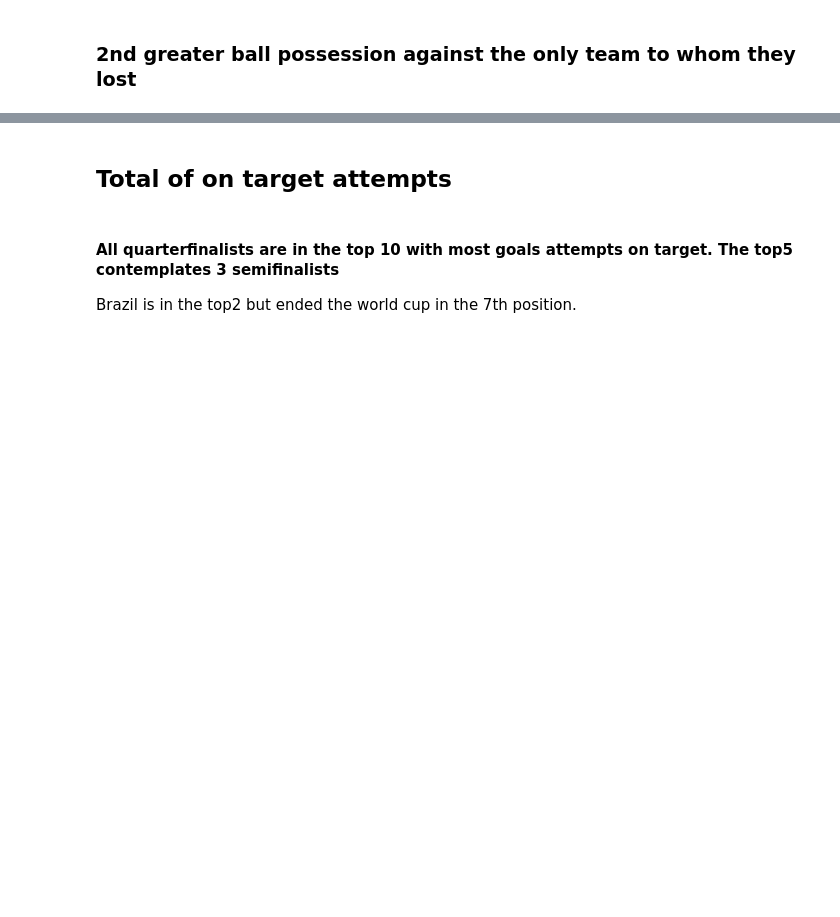
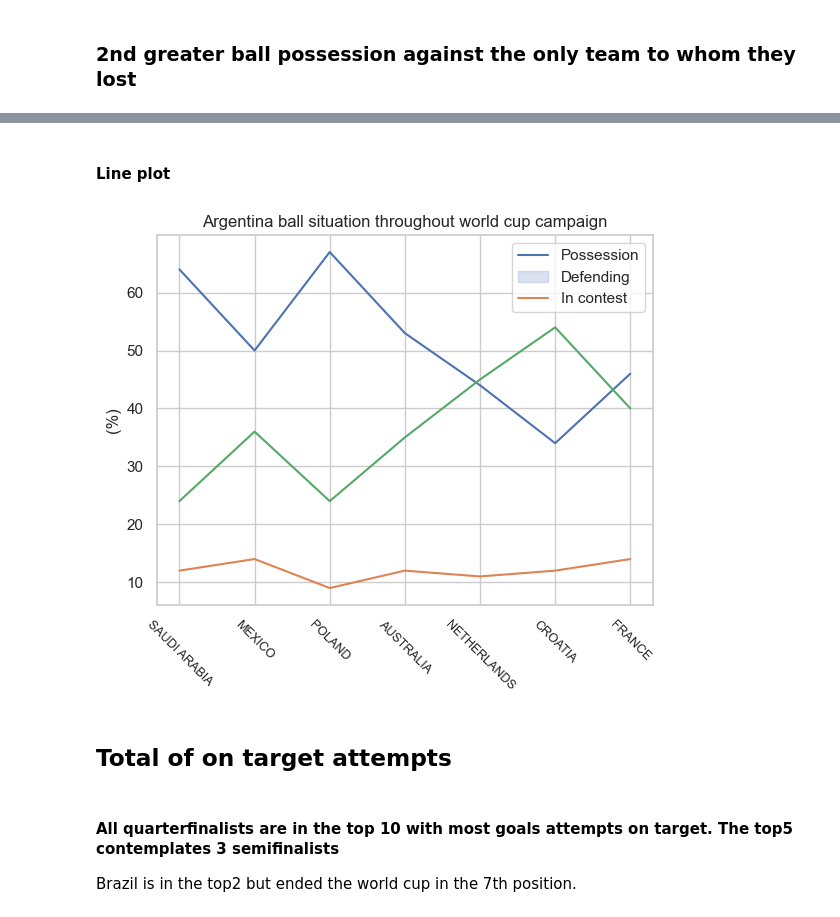
Before and after one commit to wssantiago/2022-fifa-wc, a Jupyter notebook: src/fifa-wc.ipynb, the cells around one changed output, grey strips where cells are left out. Cells and saved outputs as stored; diff of their text form; code cells hidden in the pictures; blank space fills up the shorter version.

```diff
--- a/src/fifa-wc.ipynb
+++ b/src/fifa-wc.ipynb
@@ -352,3 +305,19 @@ plt.show()
+# %% [markdown]
+#### Line plot
+# %%
+sns.set_theme(style='whitegrid')
+sns.lineplot(data=arg_poss, x='OPPONENT', y='POSSESSION')
+sns.lineplot(data=arg_poss, x='OPPONENT', y='IN CONTEST')
+sns.lineplot(data=arg_poss, x='OPPONENT', y='DEFENDING')
+
+plt.ylabel("(%)")
+plt.xticks(rotation=315, fontsize=9)
+plt.xlabel("")
+plt.title("Argentina ball situation throughout world cup campaign")
+plt.legend(['Possession', 'Defending', 'In contest'])
+plt.show()
+# %% [output]
+[figure, added]
 # %% [markdown]
 ## Total of on target attempts
 # %%
```
Also changed, not shown: parts of 33 cells of this notebook.
